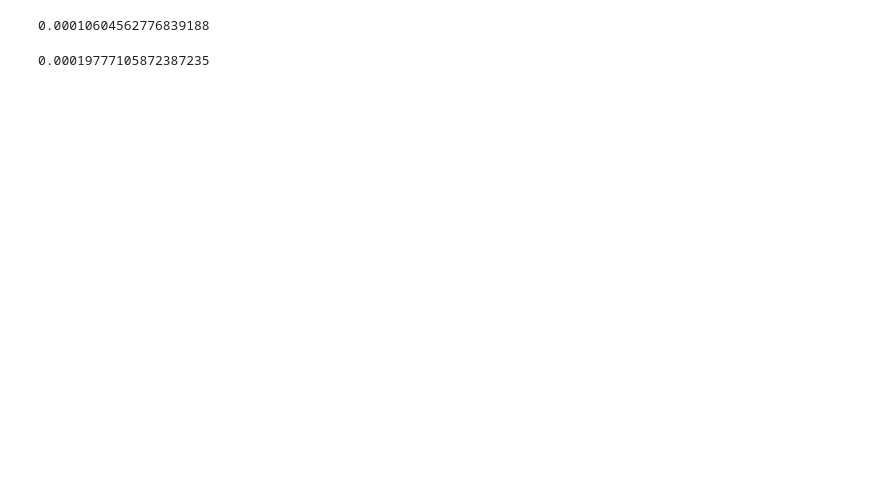
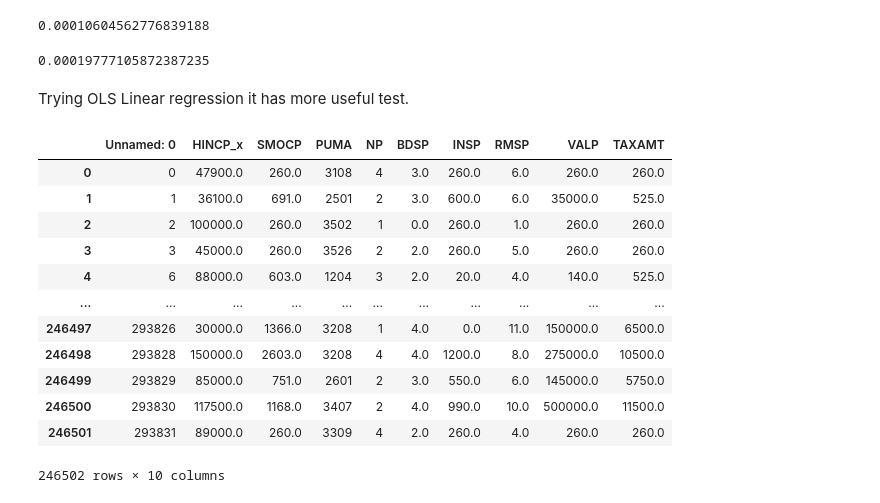
Before and after one commit to JohnhoyStephens/Capstone, a Jupyter notebook: Linear_regression.ipynb, the cells around one changed output. Cells and saved outputs as stored; diff of their text form; code cells hidden in the pictures; blank space fills up the shorter version.

```diff
--- a/Linear_regression.ipynb
+++ b/Linear_regression.ipynb
@@ -44,3 +54,23 @@ lr.score(X_train,y_train)
 lr.score(X_test,y_test)
 # %% [output]
 0.00019777105872387235
+# %% [markdown]
+Trying OLS Linear regression it has more useful test.
+# %%
+df=pd.read_csv("Imputed.csv")
+# %%
+df
+# %% [output]
+|  | Unnamed: 0 | HINCP_x | SMOCP | PUMA | NP | BDSP | INSP | RMSP | VALP | TAXAMT |
+| 0 | 0 | 47900.0 | 260.0 | 3108 | 4 | 3.0 | 260.0 | 6.0 | 260.0 | 260.0 |
+| 1 | 1 | 36100.0 | 691.0 | 2501 | 2 | 3.0 | 600.0 | 6.0 | 35000.0 | 525.0 |
+| 2 | 2 | 100000.0 | 260.0 | 3502 | 1 | 0.0 | 260.0 | 1.0 | 260.0 | 260.0 |
+| 3 | 3 | 45000.0 | 260.0 | 3526 | 2 | 2.0 | 260.0 | 5.0 | 260.0 | 260.0 |
+| 4 | 6 | 88000.0 | 603.0 | 1204 | 3 | 2.0 | 20.0 | 4.0 | 140.0 | 525.0 |
+| ... | ... | ... | ... | ... | ... | ... | ... | ... | ... | ... |
+| 246497 | 293826 | 30000.0 | 1366.0 | 3208 | 1 | 4.0 | 0.0 | 11.0 | 150000.0 | 6500.0 |
+| 246498 | 293828 | 150000.0 | 2603.0 | 3208 | 4 | 4.0 | 1200.0 | 8.0 | 275000.0 | 10500.0 |
+| 246499 | 293829 | 85000.0 | 751.0 | 2601 | 2 | 3.0 | 550.0 | 6.0 | 145000.0 | 5750.0 |
+| 246500 | 293830 | 117500.0 | 1168.0 | 3407 | 2 | 4.0 | 990.0 | 10.0 | 500000.0 | 11500.0 |
+| 246501 | 293831 | 89000.0 | 260.0 | 3309 | 4 | 2.0 | 260.0 | 4.0 | 260.0 | 260.0 |
+246502 rows × 10 columns
```
Also changed, not shown: parts of 19 cells of this notebook, 3 other files.
